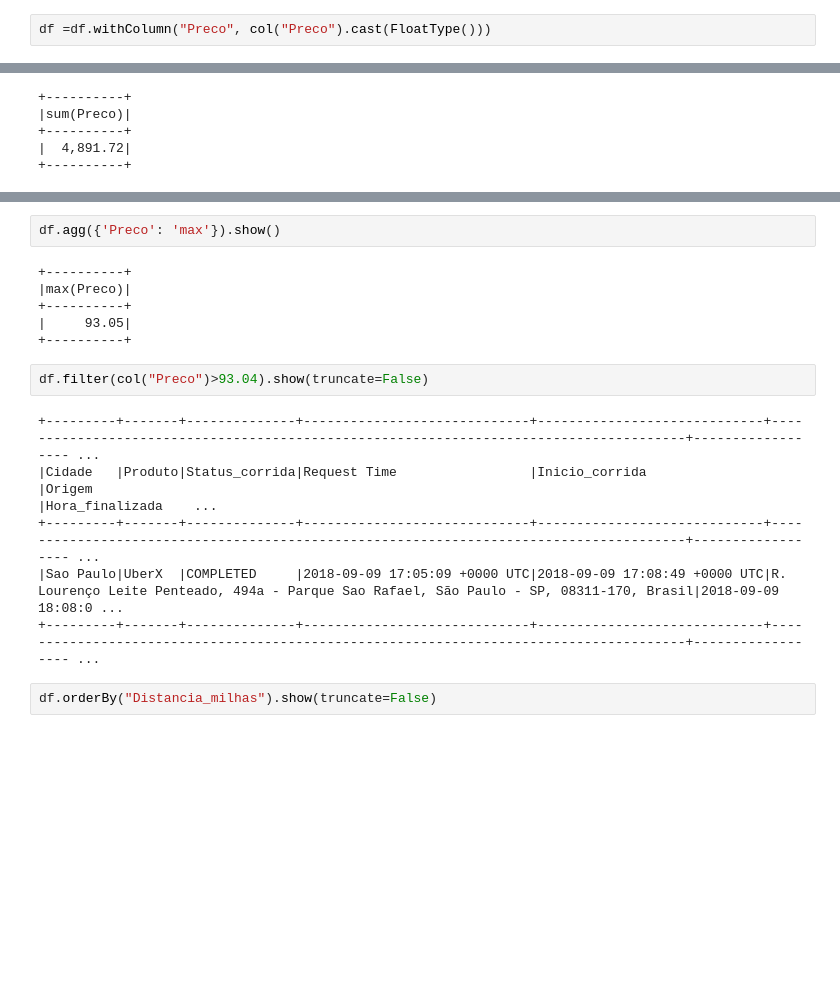
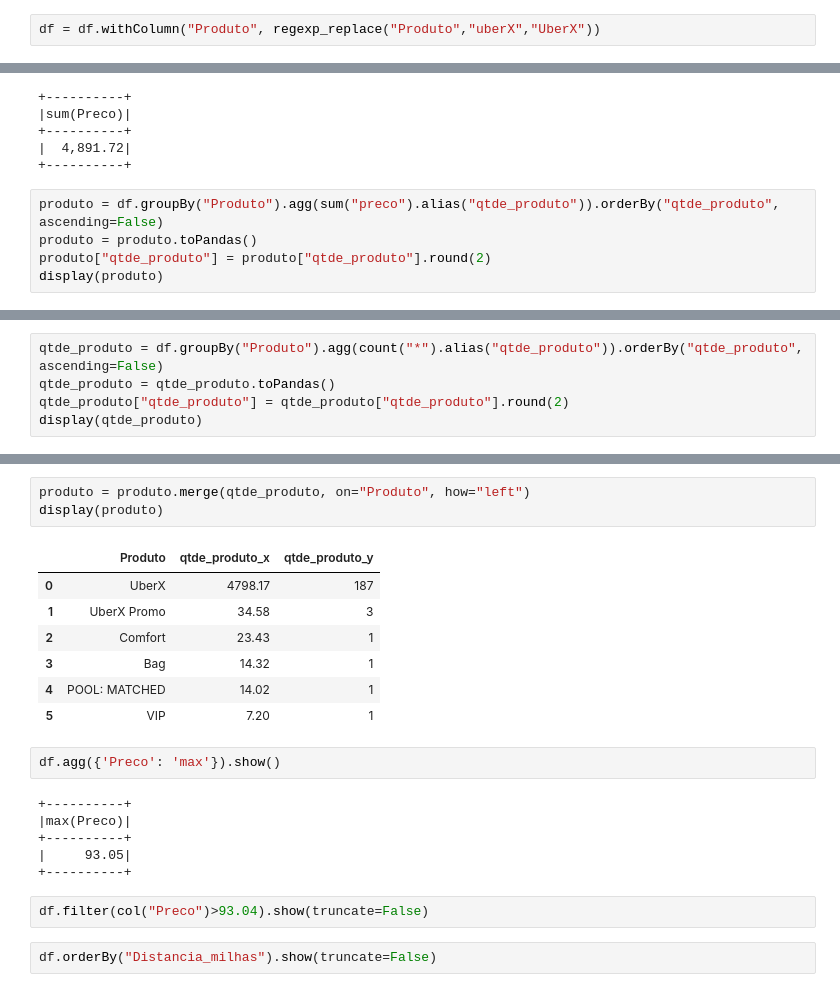
Before and after one commit to CaioMDutra/DataScience, a Jupyter notebook: Uber/uber.ipynb, the cells around one changed output, grey strips where cells are left out. Drawn from its saved outputs; the diff is of its cells as text; blank space fills up the shorter version.

```diff
--- a/Uber/uber.ipynb
+++ b/Uber/uber.ipynb
@@ -22,5 +21,5 @@ df =df.drop(col("Dropoff Lat"),col("Dropoff Lng"), col("Begin Trip Lat"),col("Be
 df = df.withColumnRenamed("City","Cidade").withColumnRenamed("Product Type","Produto").withColumnRenamed("Trip or Order Status","Status_corrida").withColumnRenamed("Request Time","Request Time")\
     .withColumnRenamed("Begin Trip Time","Inicio_corrida").withColumnRenamed("Begin Trip Address","Origem").withColumnRenamed("Dropoff Time","Hora_finalizada").withColumnRenamed("Dropoff Address","Destino")\
     .withColumnRenamed("Distance (miles)","Distancia_milhas").withColumnRenamed("Fare Amount","Preco").withColumnRenamed("Fare Currency","Moeda")
-# %%
-df =df.withColumn("Preco", col("Preco").cast(FloatType()))
+# %%
+df = df.withColumn("Produto", regexp_replace("Produto","uberX","UberX"))
@@ -135,3 +141,8 @@ gasto_total.show()
 +----------+
 |  4,891.72|
 +----------+
+# %%
+produto = df.groupBy("Produto").agg(sum("preco").alias("qtde_produto")).orderBy("qtde_produto", ascending=False)
+produto = produto.toPandas()
+produto["qtde_produto"] = produto["qtde_produto"].round(2)
+display(produto)
@@ -137,0 +157,5 @@ gasto_total.show()
+# %%
+qtde_produto = df.groupBy("Produto").agg(count("*").alias("qtde_produto")).orderBy("qtde_produto", ascending=False)
+qtde_produto = qtde_produto.toPandas()
+qtde_produto["qtde_produto"] = qtde_produto["qtde_produto"].round(2)
+display(qtde_produto)
@@ -138,3 +170,14 @@ gasto_total.show()
+# %%
+produto = produto.merge(qtde_produto, on="Produto", how="left")
+display(produto)
+# %% [output]
+|  | Produto | qtde_produto_x | qtde_produto_y |
+| 0 | UberX | 4798.17 | 187 |
+| 1 | UberX Promo | 34.58 | 3 |
+| 2 | Comfort | 23.43 | 1 |
+| 3 | Bag | 14.32 | 1 |
+| 4 | POOL: MATCHED | 14.02 | 1 |
+| 5 | VIP | 7.20 | 1 |
 # %%
 df.agg({'Preco': 'max'}).show()
 # %% [output]
@@ -145,12 +188,6 @@ df.agg({'Preco': 'max'}).show()
 +----------+
 # %%
 df.filter(col("Preco")>93.04).show(truncate=False)
-# %% [output]
-+---------+-------+--------------+-----------------------------+-----------------------------+---------------------------------------------------------------------------------------+------------------ ...
-|Cidade   |Produto|Status_corrida|Request Time                 |Inicio_corrida               |Origem                                                                                 |Hora_finalizada    ...
-+---------+-------+--------------+-----------------------------+-----------------------------+---------------------------------------------------------------------------------------+------------------ ...
-|Sao Paulo|UberX  |COMPLETED     |2018-09-09 17:05:09 +0000 UTC|2018-09-09 17:08:49 +0000 UTC|R. Lourenço Leite Penteado, 494a - Parque Sao Rafael, São Paulo - SP, 08311-170, Brasil|2018-09-09 18:08:0 ...
-+---------+-------+--------------+-----------------------------+-----------------------------+---------------------------------------------------------------------------------------+------------------ ...
 # %%
 df.orderBy("Distancia_milhas").show(truncate=False)
 # %% [output]
```
Also changed, not shown: parts of 26 cells of this notebook.
